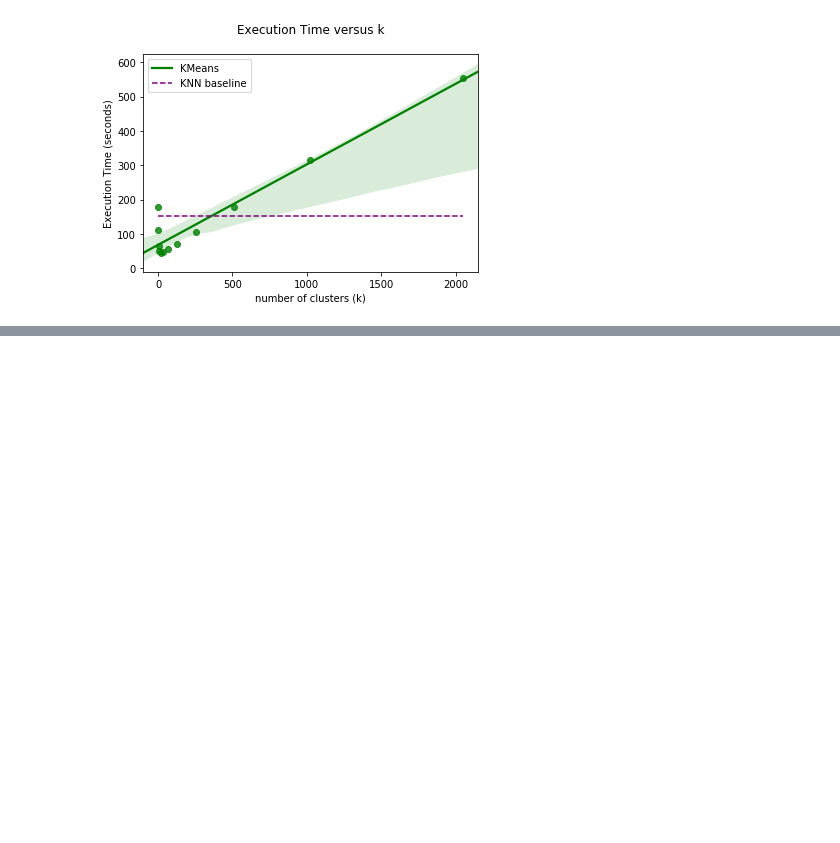
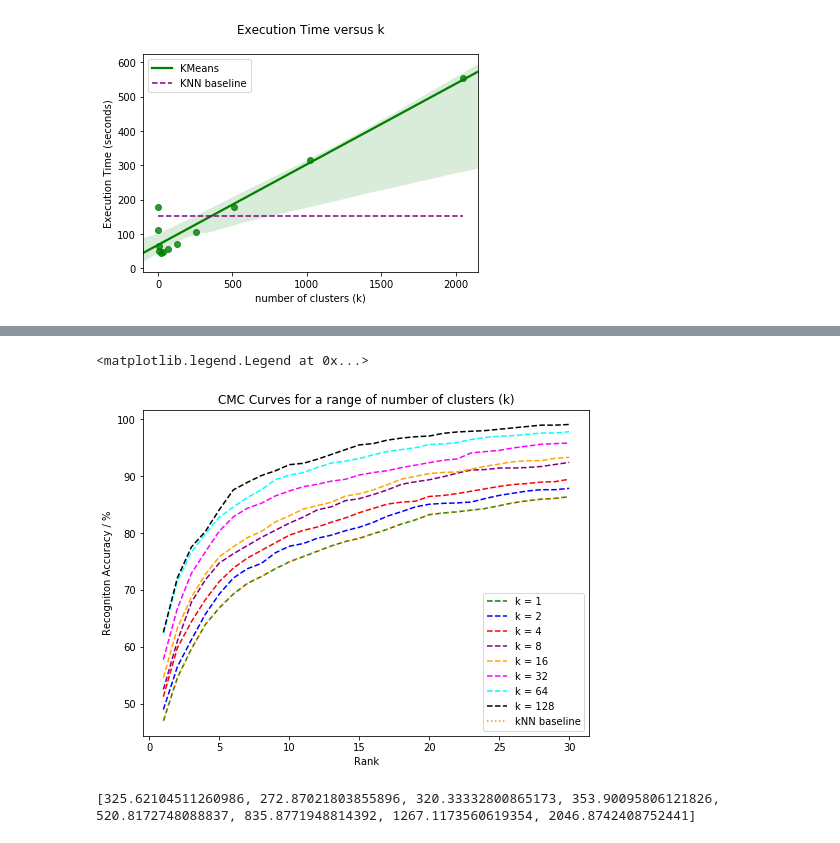
Before and after one commit to RajanPatel97/Representation-and-Distance-Metric-Learning, a Jupyter notebook: Baseline KMeans.ipynb, the cells around one changed output, grey strips where cells are left out. Drawn from its saved outputs; the diff is of its cells as text; code cells hidden in the pictures; blank space fills up the shorter version.

```diff
--- a/Baseline KMeans.ipynb
+++ b/Baseline KMeans.ipynb
@@ -320,7 +320,7 @@ num_clusters = 1
 rank_accuracies_l = []
 mAP_l = []
 num_clusters_l = []
-time_l = []
+time_pre_l = []
 
 while num_clusters < 2049:
     print ('For num_clusters = ', num_clusters)
@@ -331,7 +331,7 @@ while num_clusters < 2049:
                                                   parameters = num_clusters)
 
     end = time.time()
-    time_l.append(end-start)
+    time_pre_l.append(end-start)
     rank_accuracies_l.append(rank_accuracies)
     num_clusters_l.append(num_clusters)
     mAP_l.append(mAP)
@@ -388,0 +503,29 @@ plt.legend(['KMeans', 'KNN baseline'])
+# %%
+
+
+# Baseline Euclidian with KMeans
+
+import time
+
+num_clusters = 1
+
+rank_accuracies_l = []
+mAP_l = []
+num_clusters_l = []
+time_post_l = []
+
+while num_clusters < 2049:
+    print ('For num_clusters = ', num_clusters)
+    start = time.time()
+    rank_accuracies, mAP = evaluate_metric_kmeans_long(X_query, camId_query, y_query,
+                                                       X_gallery, camId_gallery, y_gallery,
+                                                       metric ='euclidian',
+                                                       parameters = num_clusters)
+
+    end = time.time()
+    time_post_l.append(end-start)
+    rank_accuracies_l.append(rank_accuracies)
+    num_clusters_l.append(num_clusters)
+    mAP_l.append(mAP)
+
+    num_clusters = num_clusters*2
@@ -388,0 +551,18 @@ plt.legend(['KMeans', 'KNN baseline'])
+# %%
+plt.figure(figsize=(8.0, 6.0))
+color_list = ['green', 'blue', 'red', 'purple', 'orange', 'magenta', 'cyan', 'black', 'indianred', 'lightseagreen', 'gold', 'lightgreen']
+for i in range(len(num_clusters_l)):
+    plt.plot(np.arange(1, 31), 100*rank_accuracies_l[i], color=color_list[i], linestyle='dashed', label='k = '+str(num_clusters_l[i]))
+plt.plot(np.arange(1, 31), 100*rank_accuracies_l[0], color='darkorange', linestyle=':', label='kNN baseline')
+plt.title('CMC Curves for a range of number of clusters (k)')
+plt.xlabel('Rank')
+plt.ylabel('Recogniton Accuracy / %')
+plt.legend(loc='best')
+# %% [output]
+<matplotlib.legend.Legend at 0x...>
+[figure, added]
+# %%
+print(time_post_l)
+rank_accuracies_l_post = rank_accuracies_l
+# %% [output]
+[325.62104511260986, 272.87021803855896, 320.33332800865173, 353.90095806121826, 520.8172748088837, 835.8771948814392, 1267.1173560619354, 2046.8742408752441]
```
Also changed, not shown: parts of 8 cells of this notebook, 3 other files.
